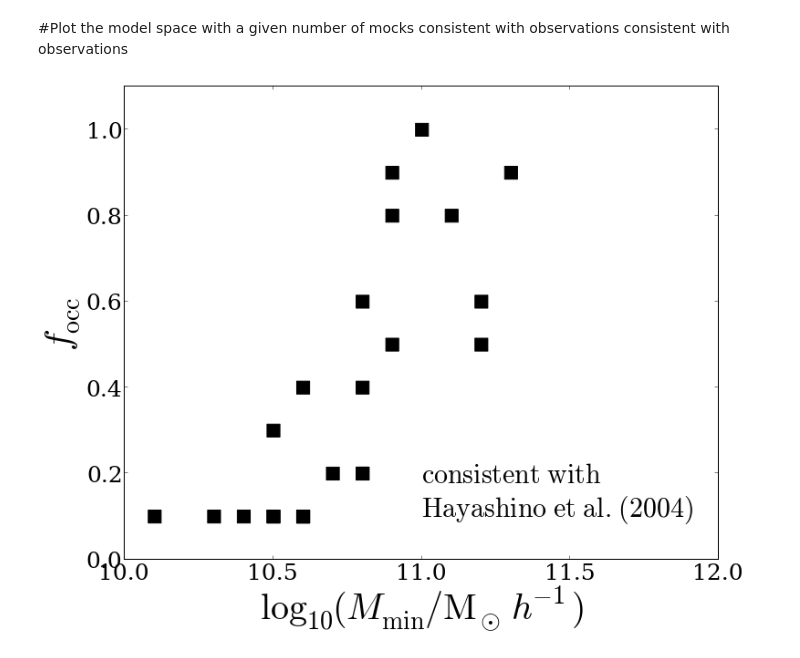
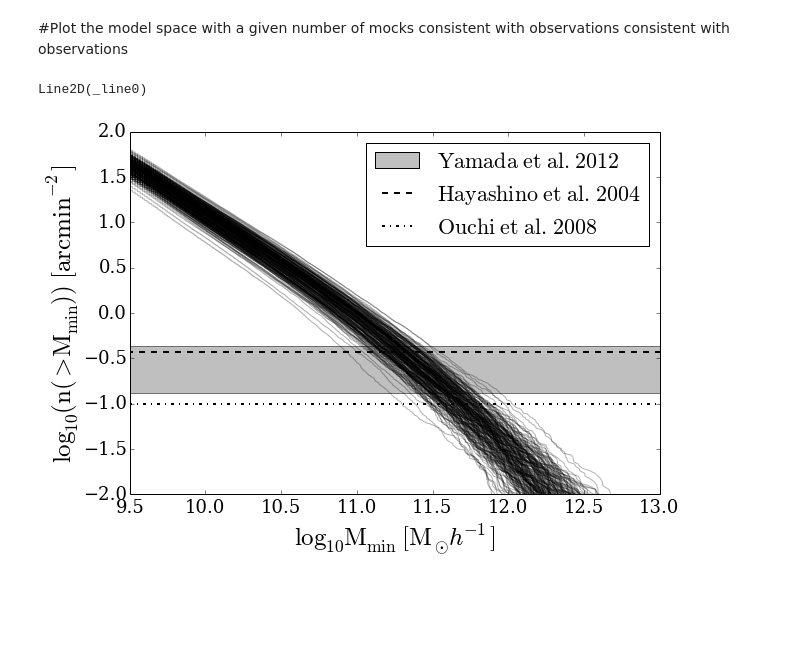
Before and after one commit to forero/CosmicVarianceLAES, a Jupyter notebook: code/paper.ipynb, the cells around one changed output. Drawn from its saved outputs; the diff is of its cells as text; code cells hidden in the pictures; blank space fills up the shorter version.

Commit message:
corrected bug in figure 1

```diff
--- a/code/paper.ipynb
+++ b/code/paper.ipynb
@@ -26,13 +26,17 @@ def make_figure1():
     delta_x  = 46.0
     delta_y = 35.0
     delta_z = 41.0
+    h=0.7
 
+    D_angular =  1622.4 # in Mpc from Ned Cosmo Calculator
+    a_exp = 1.0/(3.1 +1.0)
+    mock_area = (a_exp * delta_x/h)*(a_exp * delta_y/h) / ((D_angular) * (D_angular))
+    mock_area = mock_area * (180.0/np.pi) * (180.0/np.pi) * (60.0 * 60.0) #arcmin^2
     box_volume = delta_x * delta_y * delta_z
 
     n_x = 5
     n_y = 7
     n_z = 6
-
 
     fig = figure(1, figsize=(9.5,6.5))
     ax = axes()
@@ -41,13 +45,22 @@ def make_figure1():
     ticklabels_x = ax.get_xticklabels()
     ticklabels_y = ax.get_yticklabels()
 
+    hayashino04 = 283.0/(32.0*24.0) #number density in hayashino 2004 paper
+    ouchi08 = 0.10 # number density in ouchi 2008 paper
+    x = linspace(9.4, 13.1, 100)
+    obsA = ones(100) * hayashino04
+    obsB = ones(100) * ouchi08
+
     for label_x in ticklabels_x:
         label_x.set_fontsize(18)
         label_x.set_family('serif')
     for label_y in ticklabels_y:
         label_y.set_fontsize(18)
         label_y.set_family('serif')
-    p = axhspan(amin(n_lae_obs), amax(n_lae_obs), facecolor='0.5', alpha=0.5)
+    p = axhspan(log10(amin(n_lae_obs)), log10(amax(n_lae_obs)), facecolor='0.5', alpha=0.5)
+    l1, = plot(x, log10(obsA),'--',linewidth=2.0, color='black')
+    l2, = plot(x, log10(obsB),'-.', linewidth=2.0, color='black')
+    print l1
     for i in range(n_x):
         for j in range(n_y):
             for k in range(n_z):
@@ -57,8 +70,13 @@ def make_figure1():
                 halo_mass = sort(halo_mass)
                 n_items = size(halo_mass)
                 integrated = linspace(n_items,1.0,num=n_items)
-                integrated = integrated/box_volume * (inverse_mean_area / inverse_mean_vol)
+                integrated = integrated/mock_area
                 plot(halo_mass, log10(integrated), color='black',ms=1,linewidth=1.0, alpha=0.3)
+
+    p1 = Rectangle((0, 0), 1, 1, fc="silver", alpha=1.0)
+    ax.legend([p1,l1,l2], ["$\mathrm{Yamada\ et\ al.\ 2012}$",
+                           "$\mathrm{Hayashino\ et\ al.\ 2004}$",
+                           "$\mathrm{Ouchi\ et\ al.\ 2008}$"],prop={'size':22},loc=1)
 
     ax.set_xlim([9.5,13.0])
     ax.set_ylim([-2.0,2.0])
@@ -671,12 +689,12 @@ def plot_mocks_model(box_x_id, box_y_id, box_z_id, min_mass, max_mass, f_occ, fi
     savefig(filename + '.pdf',format = 'pdf', transparent=True)
     savefig(filename + '.png',format = 'png', transparent=True)
 # %%
-Figure1 = False
+Figure1 = True
 Figure2 = False
 Figure3 = False
 Figure4 = False
 Figure5 = False
-Figure6 = True
+Figure6 = False
 Figure0 = False
 
 if Figure0:
@@ -691,31 +709,32 @@ if Figure2:
     make_figure2('FOF', p_threshold=0.05, survey_name='full')
 
 if Figure3:
     make_figure3('FOF', p_threshold=0.05, survey_name='random')
     make_figure3('FOF', p_threshold=0.05, survey_name='match')
 
 if Figure4:
     make_figure4('FOF', p_threshold=0.05, survey_name='random')
     make_figure4('FOF', p_threshold=0.05, survey_name='match')
 
 if Figure5:
     make_figure5('FOF', p_threshold=0.05, survey_name='match', plane='mass')
     make_figure5('FOF', p_threshold=0.05, survey_name='match', plane='f_occ')
     make_figure5('FOF', p_threshold=0.05, survey_name='random', plane='mass')
     make_figure5('FOF', p_threshold=0.05, survey_name='random', plane='f_occ')
     make_figure5('FOF', p_threshold=0.05, survey_name='match', plane='mass', selection='mock_and_f_occ')
     make_figure5('FOF', p_threshold=0.05, survey_name='match', plane='f_occ', selection='mock_and_f_occ')
     make_figure5('FOF', p_threshold=0.05, survey_name='random', plane='mass', selection='mock_and_f_occ')
     make_figure5('FOF', p_threshold=0.05, survey_name='random', plane='f_occ', selection='mock_and_f_occ')
     make_figure5('FOF', p_threshold=0.05, survey_name='match', plane='mass', selection='f_occ')
     make_figure5('FOF', p_threshold=0.05, survey_name='match', plane='f_occ', selection='f_occ')
     make_figure5('FOF', p_threshold=0.05, survey_name='random', plane='mass', selection='f_occ')
     make_figure5('FOF', p_threshold=0.05, survey_name='random', plane='f_occ', selection='f_occ')
 
 if Figure6:
     make_figure6(plane='mass', model='meanden', obsname='Ouchi\ et\ al. (2009)')
     make_figure6(plane='f_occ', model='meanden', obsname='Ouchi\ et\ al. (2009)')
     make_figure6(plane='mass', model='maxden', obsname='Hayashino\ et\ al.\ (2004)')
     make_figure6(plane='f_occ', model='maxden', obsname='Hayashino\ et\ al.\ (2004)')
 # %% [output]
+Line2D(_line0)
-[figure, old version]
+[figure, new version]
```
